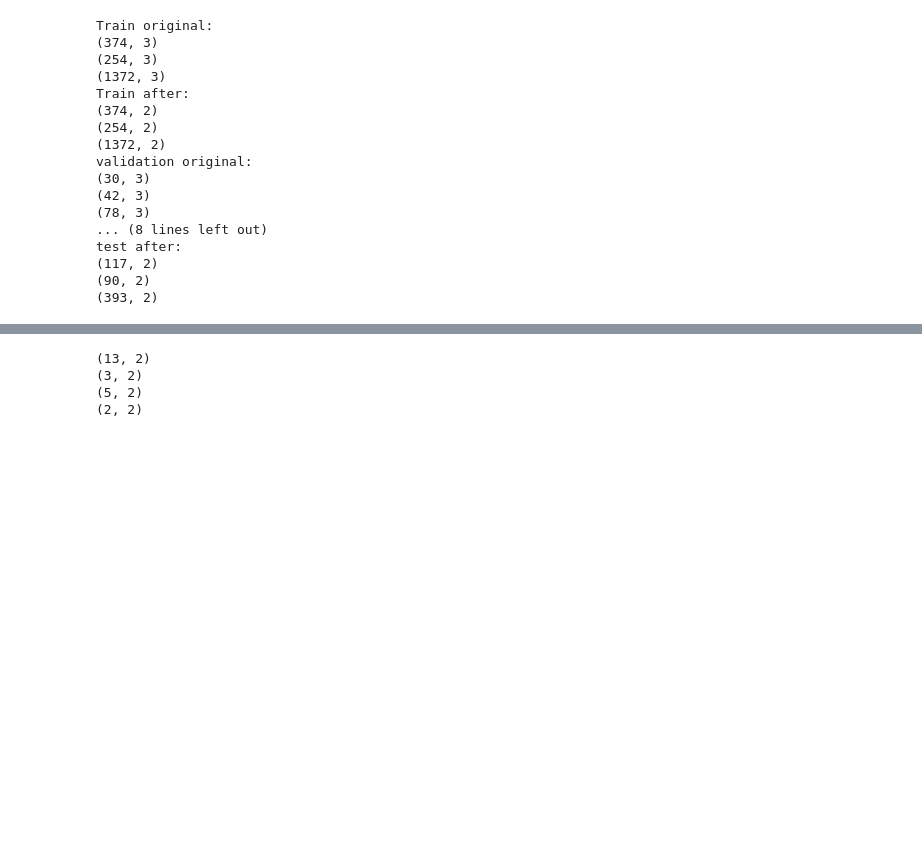
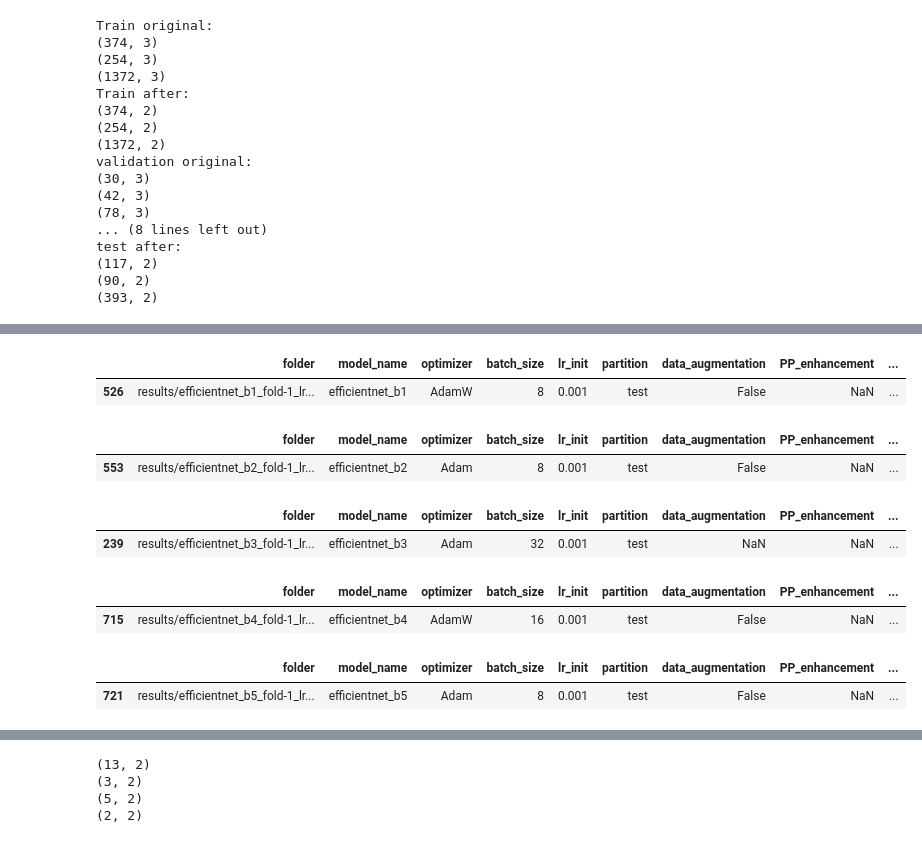
Before and after one commit to giuzis/masters, a Jupyter notebook: cnn/learning_cycle/benchmarks/isic/data_analisys_model.ipynb, the cells around one changed output, grey strips where cells are left out. Cells and saved outputs as stored; diff of their text form; code cells hidden in the pictures; blank space fills up the shorter version.

```diff
--- a/cnn/learning_cycle/benchmarks/isic/data_analisys_model.ipynb
+++ b/cnn/learning_cycle/benchmarks/isic/data_analisys_model.ipynb
@@ -152,0 +111,40 @@ df_best_results=df_best_results.append(df_aux[(df_aux['model_name'] == 'pnasnet5
+# %%
+df_best_results=df_best_results.append(df_aux[(df_aux['model_name'] == 'efficientnet_b1')  & (df_aux['partition'] == 'test')].sort_values(by='balanced_accuracy', ascending=False).head(1))
+# df_best_results=df_best_results.append(df_aux[(df_aux['model_name'] == 'efficientnet_b1')  & (df_aux['partition'] == 'test-last')].sort_values(by='balanced_accuracy', ascending=False).head(1))
+# AdamW 32 0.001
+df_best_results[(df_best_results['model_name'] == 'efficientnet_b1')][columns]
+# %% [output]
+|  | folder | model_name | optimizer | batch_size | lr_init | partition | data_augmentation | PP_enhancement | ... |
+| 526 | results/efficientnet_b1_fold-1_lr... | efficientnet_b1 | AdamW | 8 | 0.001 | test | False | NaN | ... |
+# %%
+df_best_results=df_best_results.append(df_aux[(df_aux['model_name'] == 'efficientnet_b2') & (df_aux['partition'] == 'test')].sort_values(by='balanced_accuracy', ascending=False).head(1))
+# df_best_results=df_best_results.append(df_aux[(df_aux['model_name'] == 'efficientnet_b2') & (df_aux['partition'] == 'test-last')].sort_values(by='balanced_accuracy', ascending=False).head(1))
+# AdamW 32 0.001
+df_best_results[(df_best_results['model_name'] == 'efficientnet_b2')][columns]
+# %% [output]
+|  | folder | model_name | optimizer | batch_size | lr_init | partition | data_augmentation | PP_enhancement | ... |
+| 553 | results/efficientnet_b2_fold-1_lr... | efficientnet_b2 | Adam | 8 | 0.001 | test | False | NaN | ... |
+# %%
+df_best_results=df_best_results.append(df_aux[(df_aux['model_name'] == 'efficientnet_b3') & (df_aux['partition'] == 'test')].sort_values(by='balanced_accuracy', ascending=False).head(1))
+# df_best_results=df_best_results.append(df_aux[(df_aux['model_name'] == 'efficientnet_b3') & (df_aux['partition'] == 'test-last')].sort_values(by='balanced_accuracy', ascending=False).head(1))
+# Adam 32 0.001
+df_best_results[(df_best_results['model_name'] == 'efficientnet_b3')][columns]
+# %% [output]
+|  | folder | model_name | optimizer | batch_size | lr_init | partition | data_augmentation | PP_enhancement | ... |
+| 239 | results/efficientnet_b3_fold-1_lr... | efficientnet_b3 | Adam | 32 | 0.001 | test | NaN | NaN | ... |
+# %%
+df_best_results=df_best_results.append(df_aux[(df_aux['model_name'] == 'efficientnet_b4') & (df_aux['partition'] == 'test')].sort_values(by='balanced_accuracy', ascending=False).head(1))
+# df_best_results=df_best_results.append(df_aux[(df_aux['model_name'] == 'efficientnet_b4') & (df_aux['partition'] == 'test-last')].sort_values(by='balanced_accuracy', ascending=False).head(1))
+# Adam 25 0.001
+df_best_results[(df_best_results['model_name'] == 'efficientnet_b4')][columns]
+# %% [output]
+|  | folder | model_name | optimizer | batch_size | lr_init | partition | data_augmentation | PP_enhancement | ... |
+| 715 | results/efficientnet_b4_fold-1_lr... | efficientnet_b4 | AdamW | 16 | 0.001 | test | False | NaN | ... |
+# %%
+df_best_results=df_best_results.append(df_aux[(df_aux['model_name'] == 'efficientnet_b5') & (df_aux['partition'] == 'test')].sort_values(by='balanced_accuracy', ascending=False).head(1))
+# df_best_results=df_best_results.append(df_aux[(df_aux['model_name'] == 'efficientnet_b5') & (df_aux['partition'] == 'test-last')].sort_values(by='balanced_accuracy', ascending=False).head(1))
+# Adam 4 0.001
+df_best_results[(df_best_results['model_name'] == 'efficientnet_b5')][columns]
+# %% [output]
+|  | folder | model_name | optimizer | batch_size | lr_init | partition | data_augmentation | PP_enhancement | ... |
+| 721 | results/efficientnet_b5_fold-1_lr... | efficientnet_b5 | Adam | 8 | 0.001 | test | False | NaN | ... |
```
Also changed, not shown: parts of 32 cells of this notebook, 2 other files.
